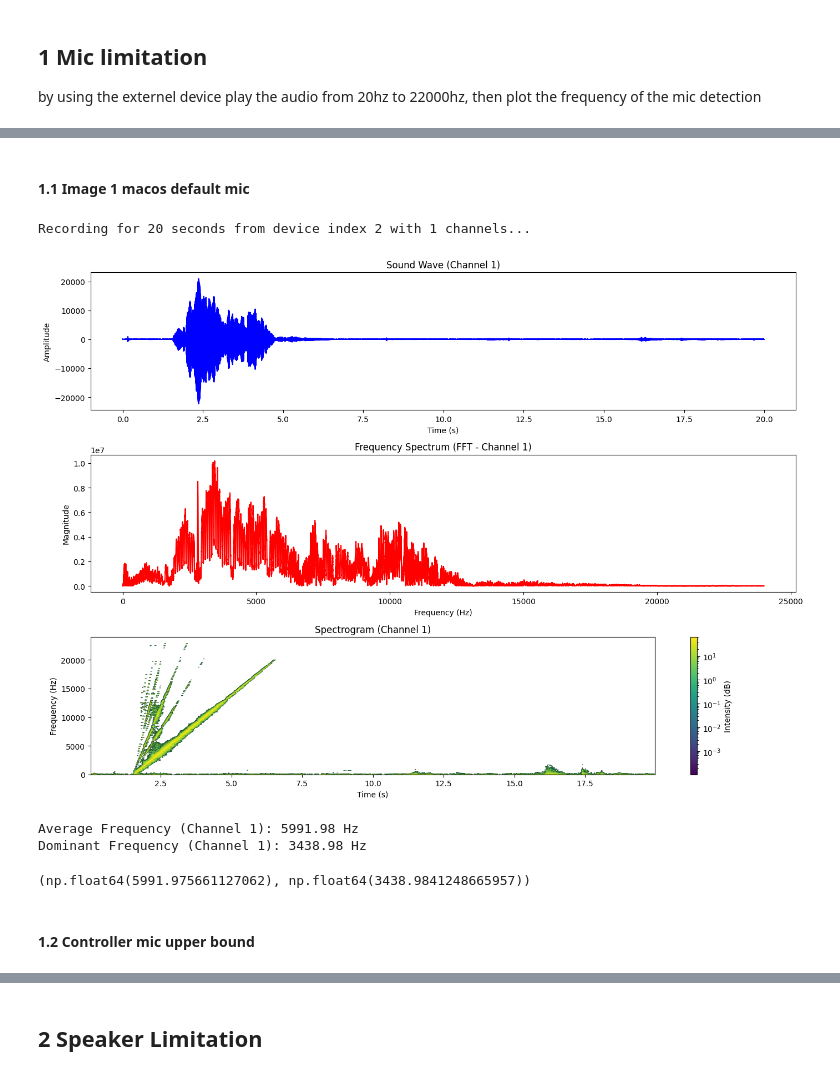
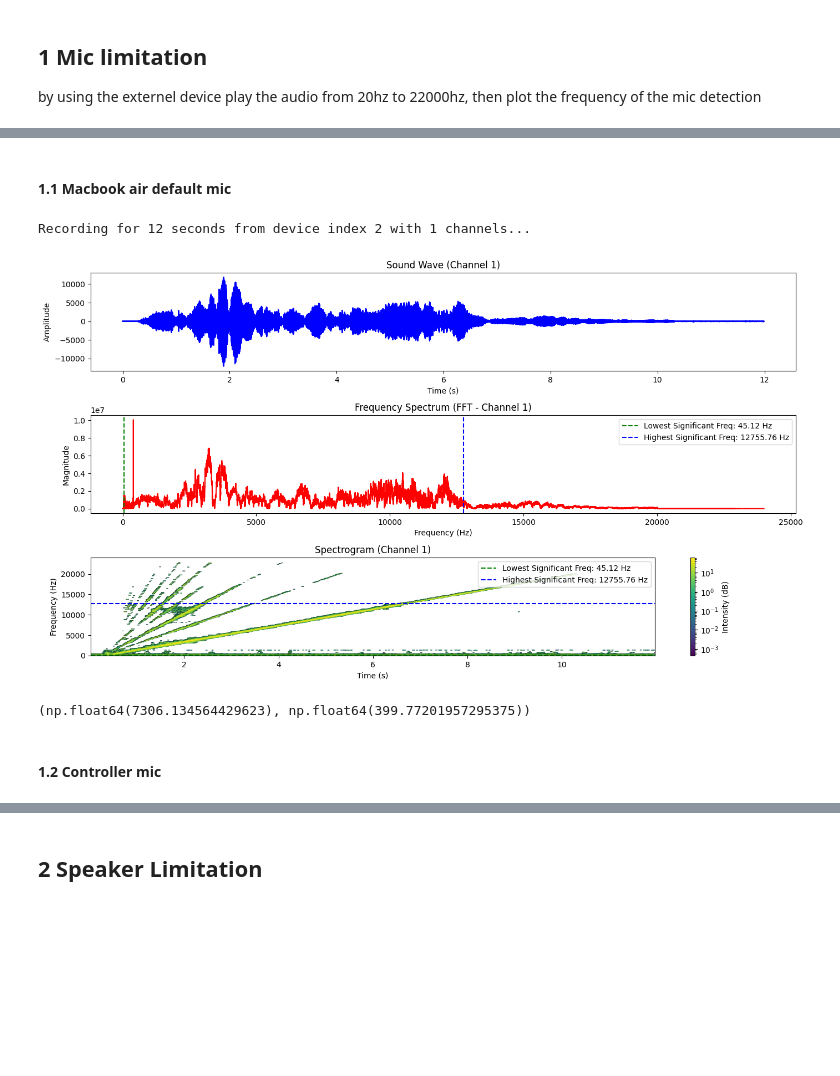
Before and after one commit to wayne-xyz/dualsense-rpi-demo, a Jupyter notebook: audio_inves/audio_invs.ipynb, the cells around one changed output, grey strips where cells are left out. Saved outputs shown, nothing was run; the diff lists cells and outputs as text; code cells hidden in the pictures; blank space fills up the shorter version.

Commit message:
update the image of the mic

```diff
--- a/audio_inves/audio_invs.ipynb
+++ b/audio_inves/audio_invs.ipynb
@@ -153,17 +187,15 @@ Device Index: 4
   Is Default Input Device: No
 ------------------------------
 # %% [markdown]
-#### 1.1 Image 1 macos default mic
+#### 1.1 Macbook air default mic
 # %%
-# play 19000hz 5s on the devcie of the macbook air m3 device
-capture_and_visualize(device_index=2, duration=20)
+# play from the externel sound on the devcie of the macbook air m3 device
+capture_and_visualize(device_index=2, duration=12)
 # %% [output]
-Recording for 20 seconds from device index 2 with 1 channels...
+Recording for 12 seconds from device index 2 with 1 channels...
-[figure, old version]
+[figure, new version]
-Average Frequency (Channel 1): 5991.98 Hz
-Dominant Frequency (Channel 1): 3438.98 Hz
+(np.float64(7306.134564429623), np.float64(399.77201957295375))
-(np.float64(5991.975661127062), np.float64(3438.9841248665957))
 # %% [markdown]
-#### 1.2 Controller mic upper bound
+#### 1.2 Controller mic
 # %%
 # play 11900hz max on the devcie of the controller
```
Also changed, not shown: parts of 12 cells of this notebook.
